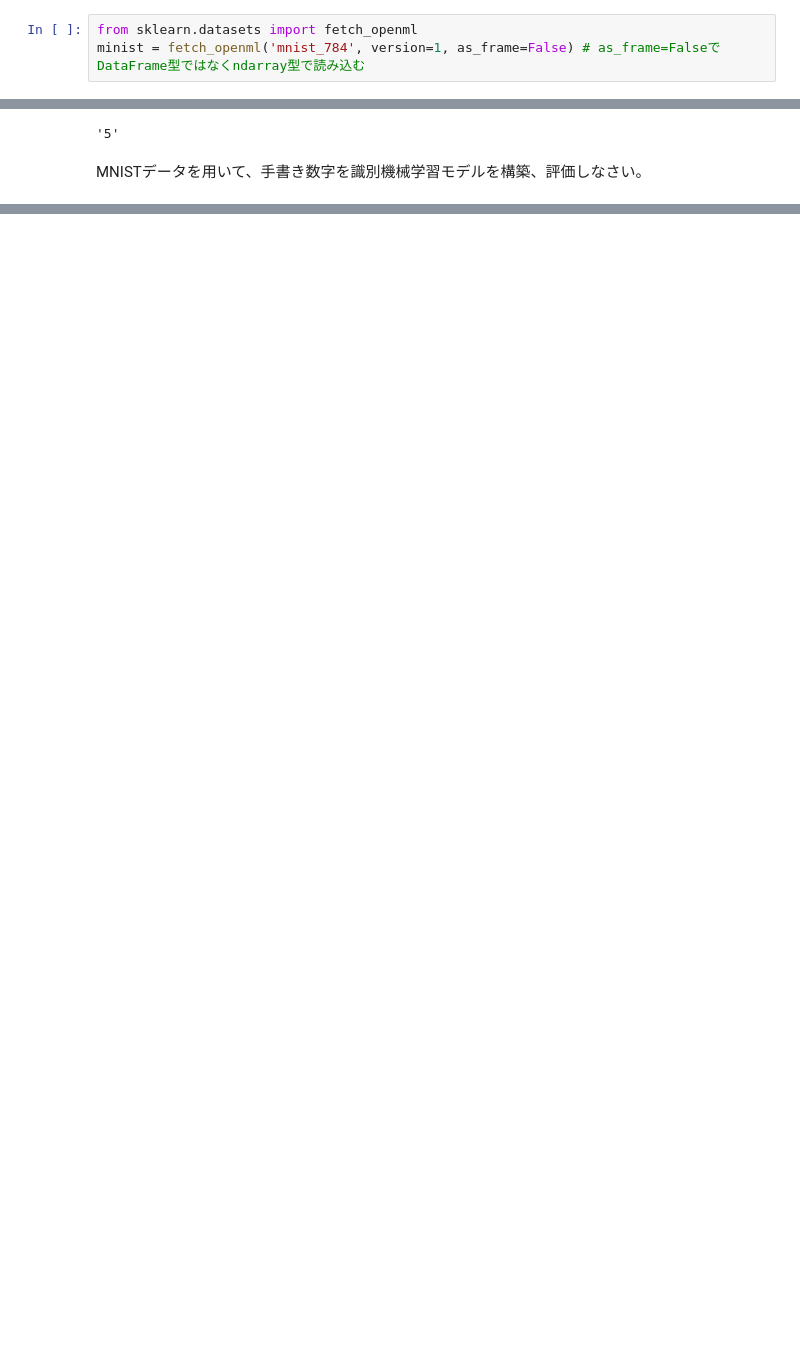
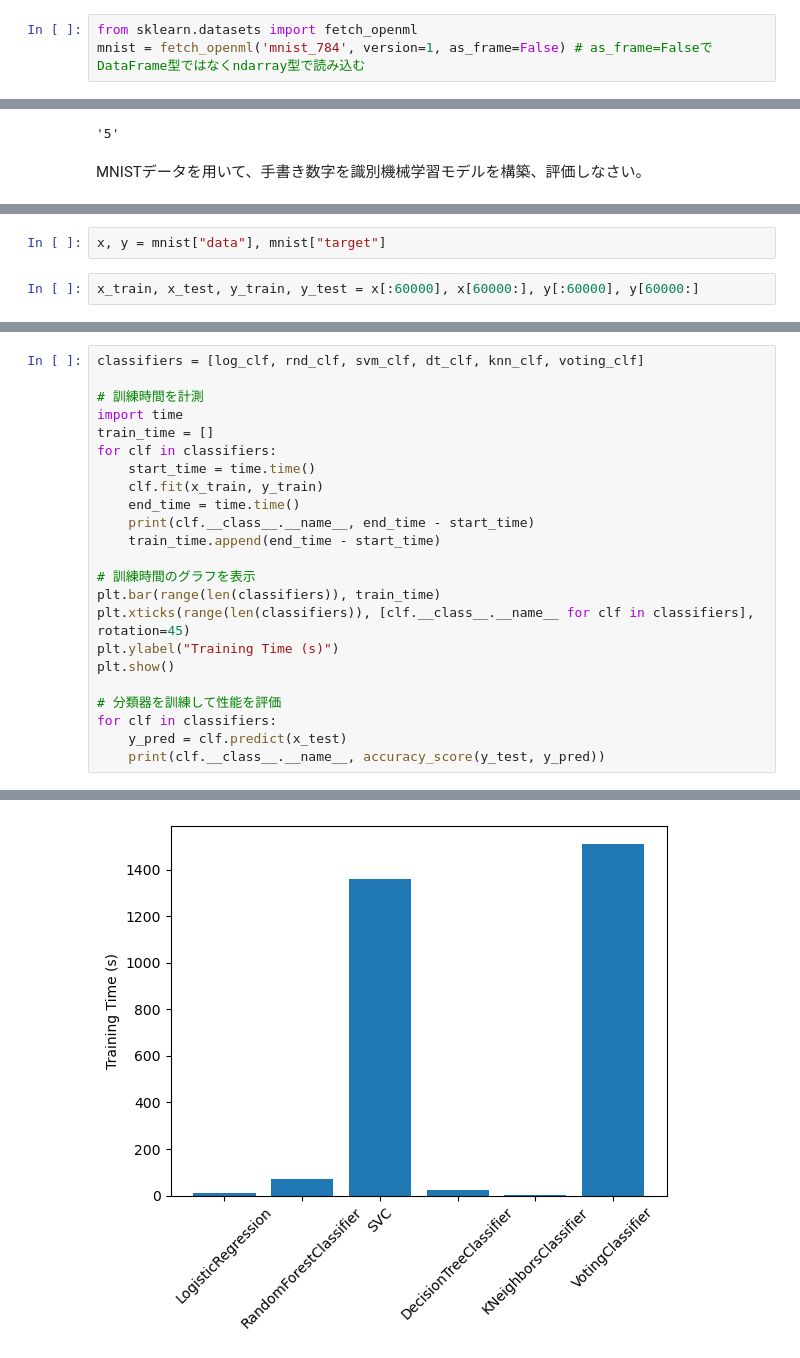
Before and after one commit to lvzeyu/chss_2023_assignment, a Jupyter notebook: 最終課題/MNIST/MINIST_AndoShuki.ipynb, the cells around one changed output, grey strips where cells are left out. Saved outputs shown, nothing was run; the diff lists cells and outputs as text; blank space fills up the shorter version.

````diff
--- a/最終課題/MNIST/MINIST_AndoShuki.ipynb
+++ b/最終課題/MNIST/MINIST_AndoShuki.ipynb
@@ -6,7 +6,7 @@ MNISTのデータは、手書きで書かれた数字を画像にした画像デ
 ![](https://weblabo.oscasierra.net/wp-content/uploads/2017/08/python-ai-mnist-data-detail-1.png)
 # %%
 from sklearn.datasets import fetch_openml
-minist = fetch_openml('mnist_784', version=1, as_frame=False) # as_frame=FalseでDataFrame型ではなくndarray型で読み込む
+mnist = fetch_openml('mnist_784', version=1, as_frame=False) # as_frame=FalseでDataFrame型ではなくndarray型で読み込む
 # %% [markdown]
 sklearn.datasetsを通じでMNISTをndarray型でデータが読み込まれます。
 - ```data```キーは、インスタンスごと１行、特徴量ごとに1列という形の配列を格納する
@@ -44,0 +57,4 @@ MNISTデータを用いて、手書き数字を識別機械学習モデルを構
+# %%
+x, y = mnist["data"], mnist["target"]
+# %%
+x_train, x_test, y_train, y_test = x[:60000], x[60000:], y[:60000], y[60000:]
@@ -44,0 +90,24 @@ MNISTデータを用いて、手書き数字を識別機械学習モデルを構
+# %%
+classifiers = [log_clf, rnd_clf, svm_clf, dt_clf, knn_clf, voting_clf]
+
+# 訓練時間を計測
+import time
+train_time = []
+for clf in classifiers:
+    start_time = time.time()
+    clf.fit(x_train, y_train)
+    end_time = time.time()
+    print(clf.__class__.__name__, end_time - start_time)
+    train_time.append(end_time - start_time)
+
+# 訓練時間のグラフを表示
+plt.bar(range(len(classifiers)), train_time)
+plt.xticks(range(len(classifiers)), [clf.__class__.__name__ for clf in classifiers], rotation=45)
+plt.ylabel("Training Time (s)")
+plt.show()
+
+# 分類器を訓練して性能を評価
+for clf in classifiers:
+    y_pred = clf.predict(x_test)
+    print(clf.__class__.__name__, accuracy_score(y_test, y_pred))
+# %% [output]
@@ -44,0 +134 @@ MNISTデータを用いて、手書き数字を識別機械学習モデルを構
+[figure, added]
````
Also changed, not shown: parts of 7 cells of this notebook.
